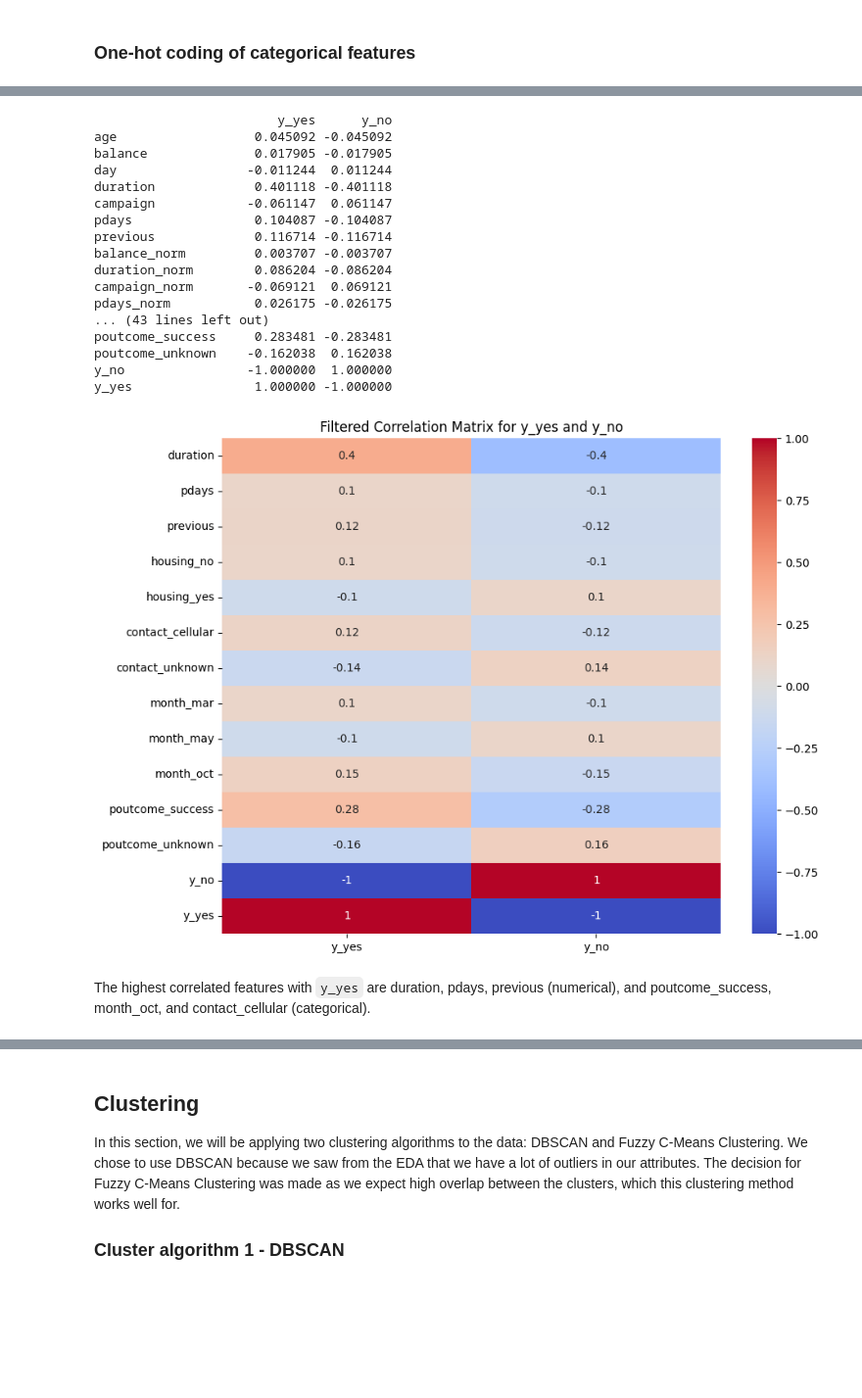
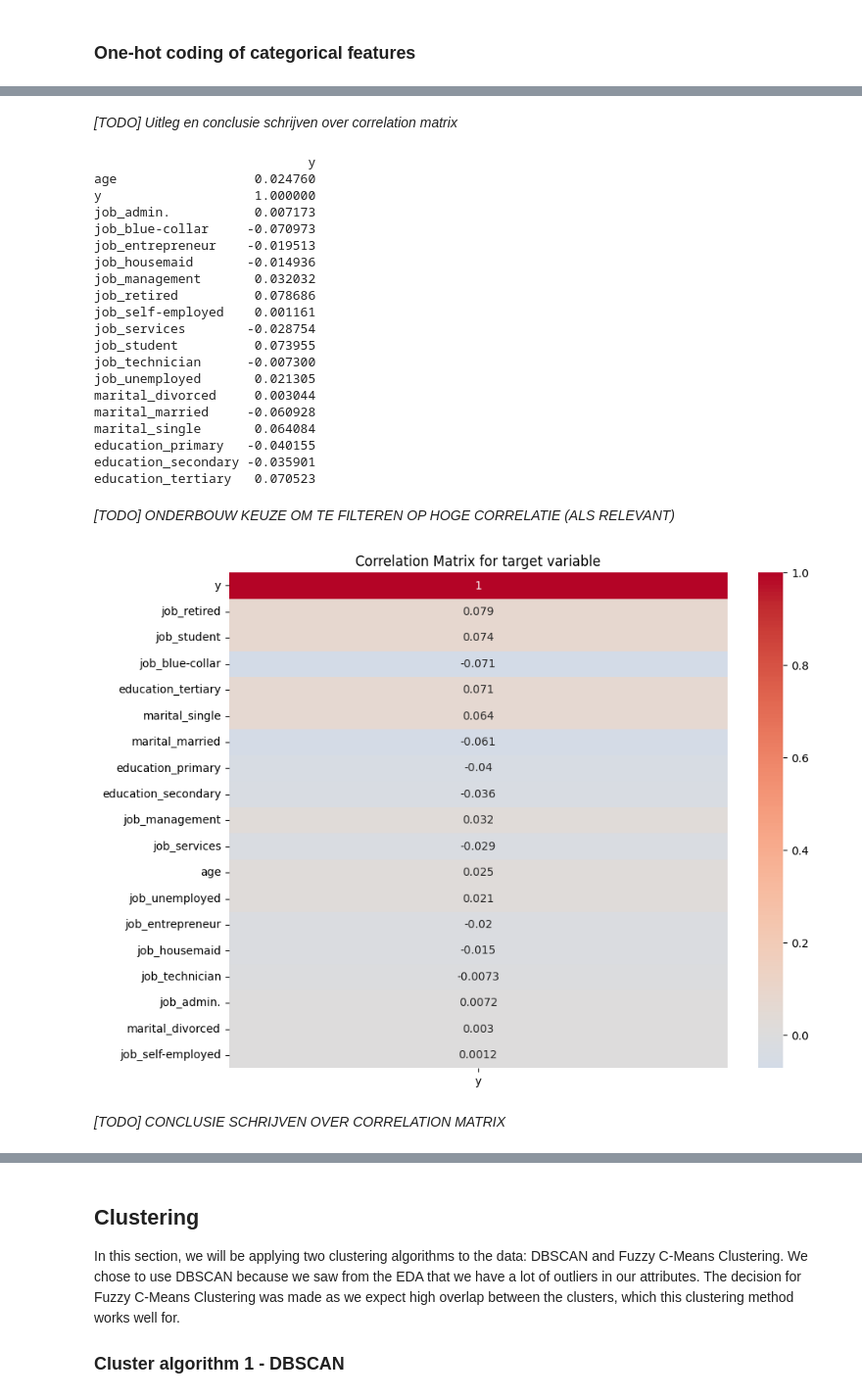
Before and after one commit to DSBE-Semester-A/DataMining, a Jupyter notebook: Assignment2/Assignment_2.ipynb, the cells around one changed output, grey strips where cells are left out. Shown at 98% size. Drawn from its saved outputs; the diff is of its cells as text; code cells hidden in the pictures; blank space fills up the shorter version.

```diff
--- a/Assignment2/Assignment_2.ipynb
+++ b/Assignment2/Assignment_2.ipynb
@@ -102,0 +115,8 @@ dtype: int64
+# %%
+#Drop rows with missing values
+pre = df_demo.shape[0]
+df_demo.dropna(inplace=True);
+post = df_demo.shape[0]
+
+print('Deleted rows: ', pre - post)
+df_demo.isnull().sum()
@@ -106,11 +136,13 @@ No null values were recorded
 ### Define numerical and categorical columns
 # %%
 # Extract numerical column names
-numerical_columns = df_bank.select_dtypes(include=['number']).columns.tolist()
+numerical_columns = df_demo.select_dtypes(include=['number']).columns.tolist()
 
 # Extract categorical column names
-categorical_columns = df_bank.select_dtypes(include=['object']).columns.tolist()
+categorical_columns = df_demo.select_dtypes(include=['object']).columns.tolist()
 
 print("Numerical columns:", numerical_columns)
 print("Categorical columns:", categorical_columns)
+
+categorical_columns.remove('y') #Remove the target variable
 # %% [output]
@@ -213,6 +242,9 @@ plt.show()
 # %%
 # Apply one-hot encoding to categorical columns
-df_bank_encoded = pd.get_dummies(df_bank, columns=categorical_columns)
+df_demo_encoded = pd.get_dummies(df_demo, columns=categorical_columns)
 
-print(df_bank_encoded.columns)
+print(df_demo_encoded.columns)
+
+#Encode the target variable
+df_demo_encoded['y'] = df_demo_encoded['y'].map({'yes': 1, 'no': 0})
 # %% [output]
@@ -245,36 +268,45 @@ plt.show()
+# %% [markdown]
+*[TODO] Uitleg en conclusie schrijven over correlation matrix*
 # %%
 # Calculate the correlation matrix for the target variable 'y' and other features
-y_corr = df_bank_encoded.corr()[['y_yes', 'y_no']]
+y_corr = df_demo_encoded.corr()[['y']]
 
 print(y_corr)
 # %% [output]
-                        y_yes      y_no
-age                  0.045092 -0.045092
-balance              0.017905 -0.017905
-day                 -0.011244  0.011244
-duration             0.401118 -0.401118
-campaign            -0.061147  0.061147
-pdays                0.104087 -0.104087
-previous             0.116714 -0.116714
-balance_norm         0.003707 -0.003707
-duration_norm        0.086204 -0.086204
-campaign_norm       -0.069121  0.069121
-pdays_norm           0.026175 -0.026175
-... (43 lines left out)
-poutcome_success     0.283481 -0.283481
-poutcome_unknown    -0.162038  0.162038
-y_no                -1.000000  1.000000
-y_yes                1.000000 -1.000000
+                            y
+age                  0.024760
+y                    1.000000
+job_admin.           0.007173
+job_blue-collar     -0.070973
+job_entrepreneur    -0.019513
+job_housemaid       -0.014936
+job_management       0.032032
+job_retired          0.078686
+job_self-employed    0.001161
+job_services        -0.028754
+job_student          0.073955
+job_technician      -0.007300
+job_unemployed       0.021305
+marital_divorced     0.003044
+marital_married     -0.060928
+marital_single       0.064084
+education_primary   -0.040155
+education_secondary -0.035901
+education_tertiary   0.070523
+# %% [markdown]
+*[TODO] ONDERBOUW KEUZE OM TE FILTEREN OP HOGE CORRELATIE (ALS RELEVANT)*
 # %%
 # Filter the correlation matrix for y_no and y_yes where the absolute value of correlation is higher than 0.1
-filtered_corr_matrix = y_corr[(y_corr['y_yes'].abs() > 0.1)]
+#filtered_corr_matrix = y_corr[(y_corr['y_yes'].abs() > 0.1)]
+filtered_corr_matrix = y_corr
+
+#Sort the values by the absolute value of correlation for visualization purposes
+filtered_corr_matrix = filtered_corr_matrix.reindex(filtered_corr_matrix['y'].abs().sort_values(ascending=False).index)
 
 # Plot the heatmap for the filtered correlation matrix
 plt.figure(figsize=(10, 8))
 sns.heatmap(filtered_corr_matrix, annot=True, cmap='coolwarm', center=0)
-plt.title('Filtered Correlation Matrix for y_yes and y_no')
+plt.title('Correlation Matrix for target variable')
 plt.show()
 # %% [output]
-[figure, old version]
+[figure, new version]
-# %% [markdown]
-The highest correlated features with `y_yes` are duration, pdays, previous (numerical), and poutcome_success, month_oct, and contact_cellular (categorical).
@@ -282,0 +313,2 @@ key_features = ['duration', 'pdays', 'previous', 'poutcome_success', 'month_oct'
+# %% [markdown]
+*[TODO] CONCLUSIE SCHRIJVEN OVER CORRELATION MATRIX*
```
Also changed, not shown: parts of 47 cells of this notebook.
